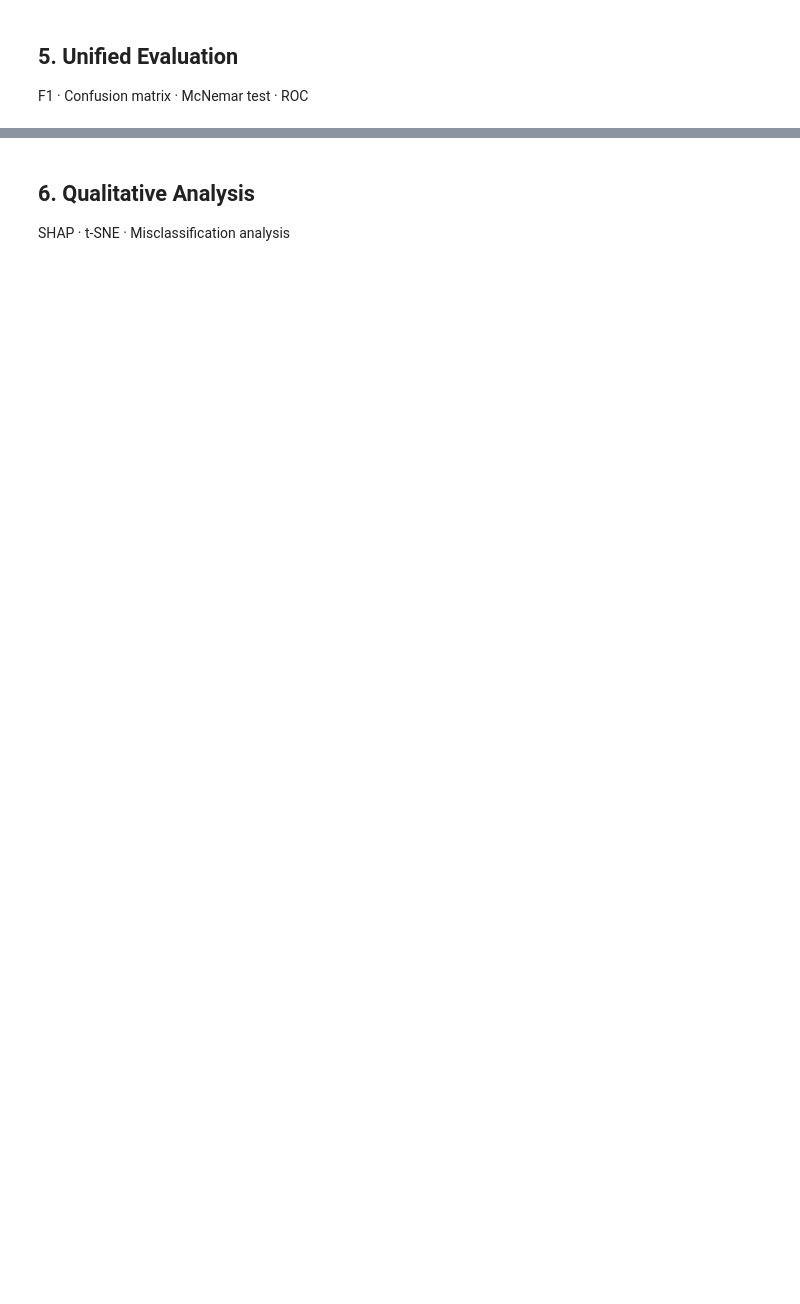
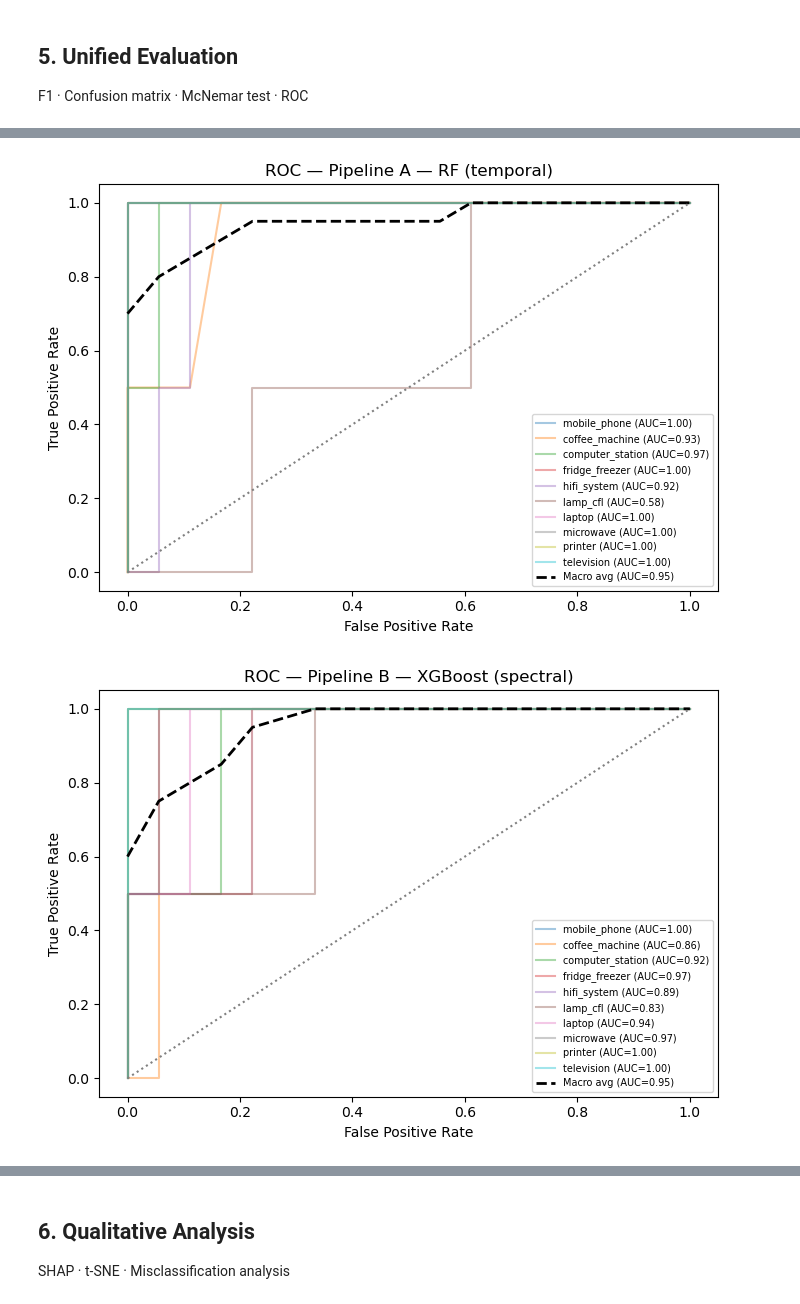
Before and after one commit to cilia-mouhoun/smart-appliance-detection, a Jupyter notebook: TSAC_Group_Project.ipynb, the cells around one changed output, grey strips where cells are left out. Drawn from its saved outputs; the diff is of its cells as text; code cells hidden in the pictures; blank space fills up the shorter version.

Commit message:
fixing cell errors and producing test_predictions.csv

```diff
--- a/TSAC_Group_Project.ipynb
+++ b/TSAC_Group_Project.ipynb
@@ -733,6 +723,21 @@ from sklearn.base import clone
 from sklearn.linear_model import LogisticRegression
 
 stack_cv = StratifiedKFold(n_splits=5, shuffle=True, random_state=42)
+
+if 'F_enhanced_tr' not in globals():
+    F_enhanced_tr = np.hstack([F_temp_tr, F_spec_tr, F_spec_tr_scaled])
+    F_enhanced_val = np.hstack([F_temp_val, F_spec_val, F_spec_val_scaled])
+    F_enhanced_test = np.hstack([F_temp_test, F_spec_test, F_spec_test_scaled])
+
+    scaler_enhanced = StandardScaler()
+    F_enhanced_tr_scaled = scaler_enhanced.fit_transform(F_enhanced_tr)
+    F_enhanced_val_scaled = scaler_enhanced.transform(F_enhanced_val)
+    F_enhanced_test_scaled = scaler_enhanced.transform(F_enhanced_test)
+
+    selector_enhanced = SelectKBest(score_func=mutual_info_classif, k=min(40, F_enhanced_tr.shape[1]))
+    F_enhanced_tr_sel = selector_enhanced.fit_transform(F_enhanced_tr, y_tr)
+    F_enhanced_val_sel = selector_enhanced.transform(F_enhanced_val)
+    F_enhanced_test_sel = selector_enhanced.transform(F_enhanced_test)
 
 if 'F_enhanced_tr_scaled' in globals() and 'F_enhanced_val_scaled' in globals():
     X_enh_tr_stack = F_enhanced_tr_scaled
@@ -891,9 +935,7 @@ probe_model = XGBClassifier(
 feature_sets = {
     'enhanced_all': (F_enhanced_tr, F_enhanced_val),
     'enhanced_sel': (F_enhanced_tr_sel, F_enhanced_val_sel),
-    'higher': (F_higher_tr, F_higher_val),
-    'acf': (F_acf_tr, F_acf_val),
-    'entropy': (F_entropy_tr, F_entropy_val),
+    'enhanced_scaled': (F_enhanced_tr_scaled, F_enhanced_val_scaled),
 }
 
 probe_rows = []
@@ -1020,30 +1080,91 @@ def plot_roc_macro(model, X_val_feat, y_val, title):
     for i in range(N_CLASSES):
         fpr_all[i], tpr_all[i], _ = roc_curve(y_bin[:, i], y_prob[:, i])
         roc_auc_all[i] = auc(fpr_all[i], tpr_all[i])
 
     # Macro average
     all_fpr = np.unique(np.concatenate([fpr_all[i] for i in range(N_CLASSES)]))
     mean_tpr = np.zeros_like(all_fpr)
     for i in range(N_CLASSES):
         mean_tpr += np.interp(all_fpr, fpr_all[i], tpr_all[i])
     mean_tpr /= N_CLASSES
     macro_auc = auc(all_fpr, mean_tpr)
 
     plt.figure(figsize=(7, 5))
     for i in range(N_CLASSES):
         plt.plot(fpr_all[i], tpr_all[i], alpha=0.4,
                  label=f'{CLASS_NAMES[i]} (AUC={roc_auc_all[i]:.2f})')
     plt.plot(all_fpr, mean_tpr, 'k--', lw=2,
              label=f'Macro avg (AUC={macro_auc:.2f})')
     plt.plot([0,1],[0,1],'gray',linestyle=':')
     plt.xlabel('False Positive Rate')
     plt.ylabel('True Positive Rate')
     plt.title(f'ROC — {title}')
     plt.legend(loc='lower right', fontsize=7)
     plt.tight_layout()
     plt.show()
 
+# Before plotting, ensure feature shapes match what each model expects.
+def ensure_features_for_model(model, X_candidate, prefix='F_C'):
+    # determine expected feature count from the fitted model
+    try:
+        expected = int(model.get_booster().num_features())
+    except Exception:
+        expected = getattr(model, 'n_features_in_', None)
+    if expected is None:
+        return X_candidate
+    if X_candidate is None:
+        return X_candidate
+    if X_candidate.shape[1] == expected:
+        return X_candidate
+    print(f'Feature mismatch for {prefix}: model expects {expected}, got {X_candidate.shape[1]}. Attempting to rebuild using available selectors/scalers...')
+    # Try to rebuild using best_selector / best_scaler if available
+    if 'best_selector' in globals() and 'F_hybrid_val' in globals():
+        try:
+            X_sel = best_selector.transform(F_hybrid_val)
+            if 'best_scaler' in globals():
+                X_fixed = best_scaler.transform(X_sel)
+            elif 'scaler_C' in globals():
+                X_fixed = scaler_C.transform(X_sel)
+            else:
+                X_fixed = X_sel
+            if X_fixed.shape[1] == expected:
+                print(f'Rebuilt {prefix} from best_selector/best_scaler: now {X_fixed.shape[1]} features')
+                return X_fixed
+        except Exception as e:
+            print('Rebuild with best_selector failed:', e)
+    # Try to rebuild from existing hybrid-selected tensors
+    if 'F_hyb_val_sel' in globals():
+        try:
+            if 'scaler_C' in globals():
+                X_fixed = scaler_C.transform(F_hyb_val_sel)
+            elif 'best_scaler' in globals():
+                X_fixed = best_scaler.transform(F_hyb_val_sel)
+            else:
+                X_fixed = F_hyb_val_sel
+            if X_fixed.shape[1] == expected:
+                print(f'Rebuilt {prefix} from F_hyb_val_sel: now {X_fixed.shape[1]} features')
+                return X_fixed
+        except Exception as e:
+            print('Rebuild from F_hyb_val_sel failed:', e)
+    # As a last resort, try to pad/truncate (keeps deterministic behavior but warns)
+    X = X_candidate.copy()
+    if X.shape[1] > expected:
+        print(f'Truncating features from {X.shape[1]} → {expected}')
+        return X[:, :expected]
+    elif X.shape[1] < expected:
+        print(f'Padding features from {X.shape[1]} → {expected} with zeros')
+        pad = np.zeros((X.shape[0], expected - X.shape[1]), dtype=X.dtype)
+        return np.hstack([X, pad])
+    return X_candidate
 # Plot ROC for the best model from each pipeline
 plot_roc_macro(rf_A,  F_A_val,    y_val, 'Pipeline A — RF (temporal)')
 plot_roc_macro(xgb_B, F_B_val,    y_val, 'Pipeline B — XGBoost (spectral)')
+# Ensure F_C_val matches xgb_C expectations before plotting
+try:
+    F_C_val = ensure_features_for_model(xgb_C, F_C_val, prefix='F_C_val')
+except Exception as e:
+    print('Could not align features for xgb_C:', e)
 plot_roc_macro(xgb_C, F_C_val,    y_val, 'Pipeline C — XGBoost (hybrid)')
+# %% [output]
+[figure, added]
+[figure, added]
```
Also changed, not shown: parts of 18 cells of this notebook, 1 other file.
